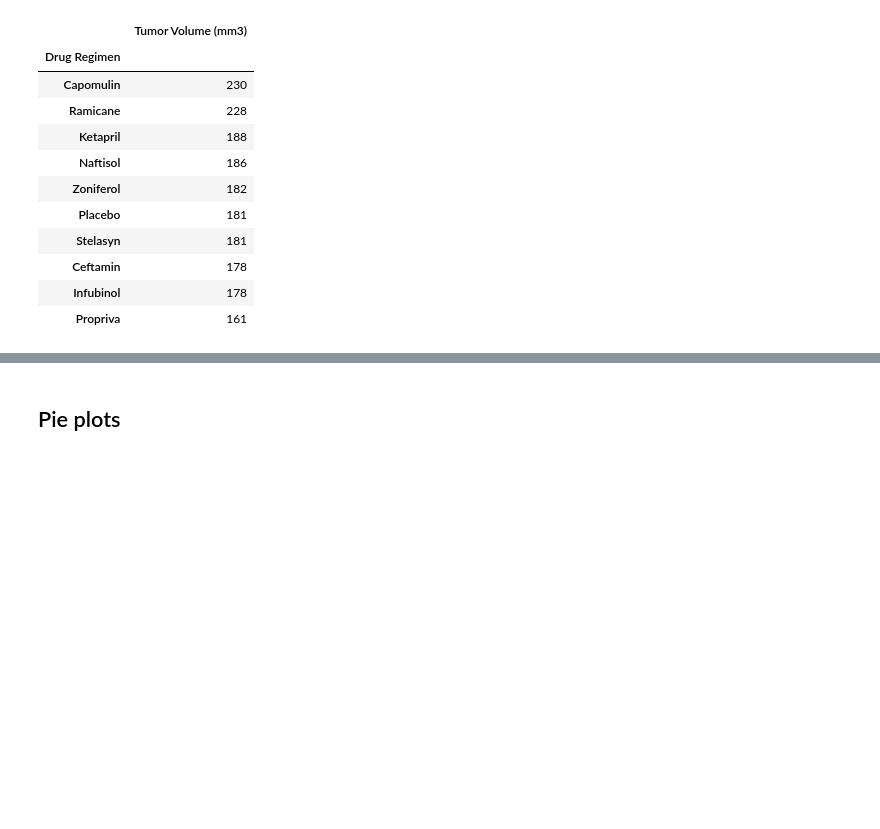
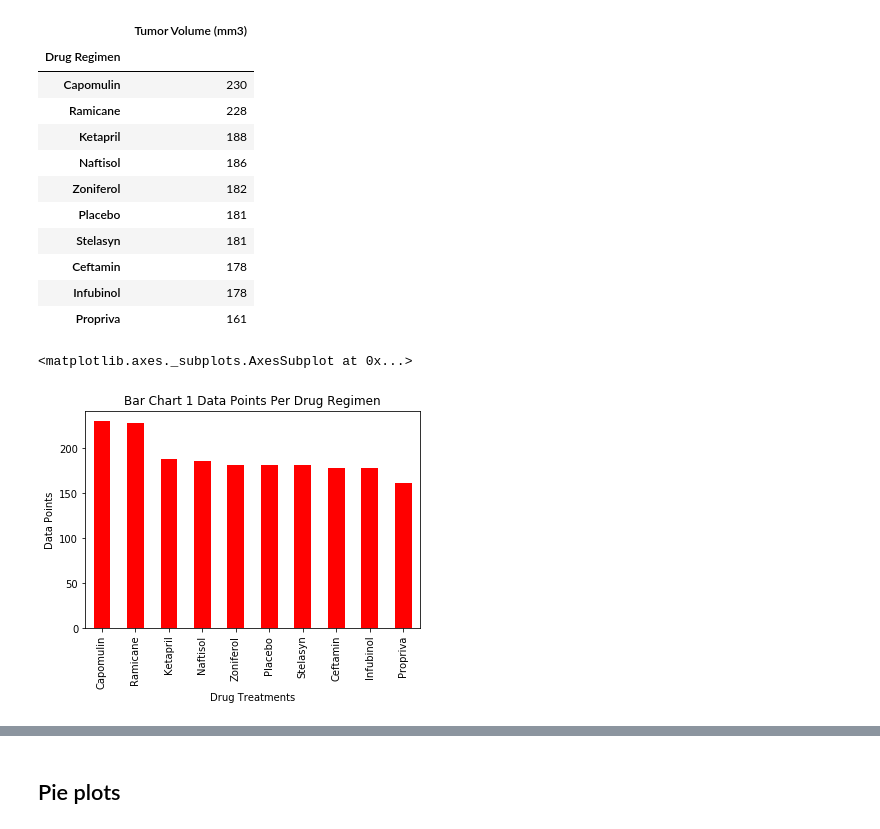
Before and after one commit to jamc7196/github_boot_camp, a Jupyter notebook: Maplotlib-challenge/Pymaceuticals/pymaceuticals_starter.ipynb, the cells around one changed output, grey strips where cells are left out. Drawn from its saved outputs; the diff is of its cells as text; code cells hidden in the pictures; blank space fills up the shorter version.

```diff
--- a/Maplotlib-challenge/Pymaceuticals/pymaceuticals_starter.ipynb
+++ b/Maplotlib-challenge/Pymaceuticals/pymaceuticals_starter.ipynb
@@ -135,3 +115,13 @@ BarChanaylsis.head(10)#test succesfully data frame generated
 | Ceftamin | 178 |
 | Infubinol | 178 |
 | Propriva | 161 |
+# %%
+#Generate Chart with labels and give them some format
+pandas_barchart = BarChanaylsis.plot.bar(legend=False, color="red",rot=90)
+plt.title("Bar Chart 1 Data Points Per Drug Regimen")
+plt.xlabel("Drug Treatments")
+plt.ylabel("Data Points")
+pandas_barchart #test succesfull chart generated
+# %% [output]
+<matplotlib.axes._subplots.AxesSubplot at 0x...>
+[figure, added]
```
Also changed, not shown: parts of 14 cells of this notebook.
